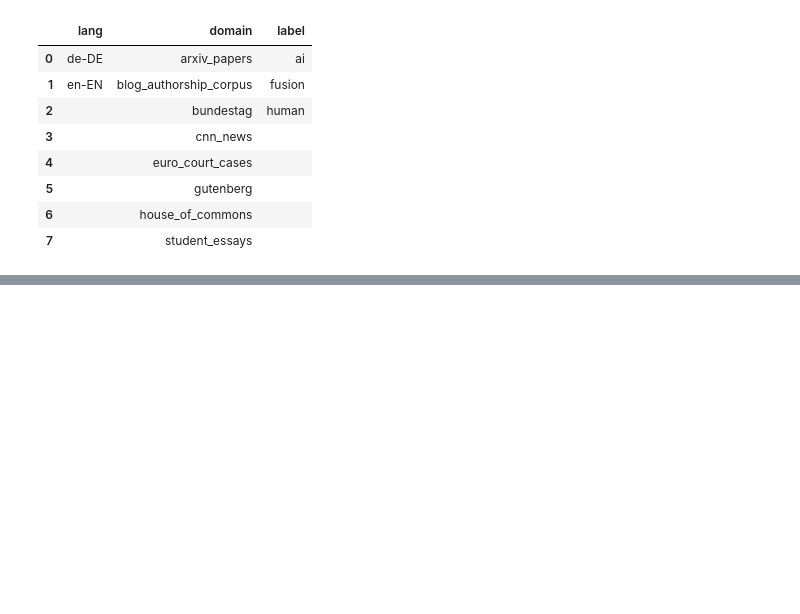
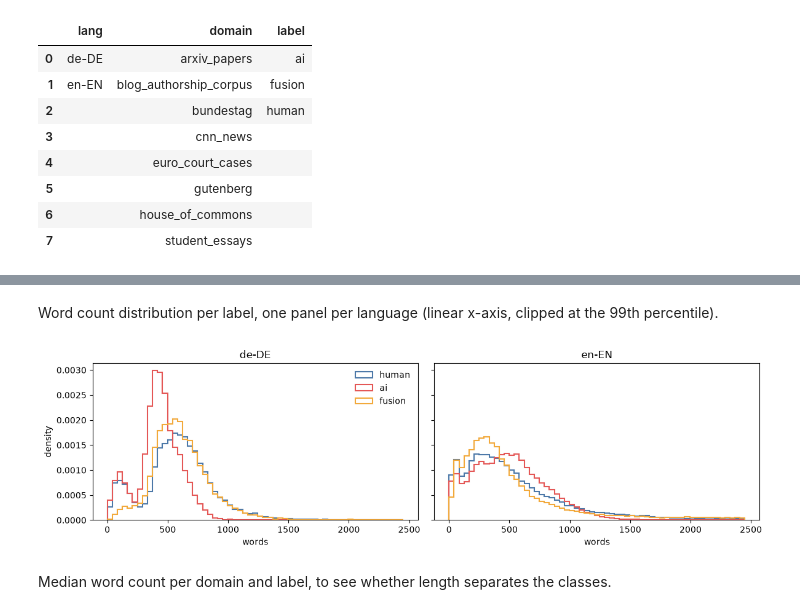
Before and after one commit to BohdanZasymovych/ai-hw3-ai-text-detection, a Jupyter notebook: notebooks/01_eda.ipynb, the cells around one changed output, grey strips where cells are left out. Drawn from its saved outputs; the diff is of its cells as text; code cells hidden in the pictures; blank space fills up the shorter version.

```diff
--- a/notebooks/01_eda.ipynb
+++ b/notebooks/01_eda.ipynb
@@ -47,0 +125,19 @@ pd.DataFrame(values).fillna("")
+# %% [markdown]
+Word count distribution per label, one panel per language (linear x-axis, clipped at the 99th percentile).
+# %%
+bins = np.linspace(0, train["words"].quantile(0.99), 60)
+fig, axes = plt.subplots(1, len(langs), figsize=(6 * len(langs), 3.5), sharey=True)
+for ax, lang in zip(axes, langs):
+    for label in LABEL_ORDER:
+        words = train.loc[(train["lang"] == lang) & (train["label"] == label), "words"]
+        ax.hist(words, bins=bins, histtype="step", density=True, color=LABEL_COLORS[label], label=label, lw=1.5)
+    ax.set_title(lang)
+    ax.set_xlabel("words")
+axes[0].set_ylabel("density")
+axes[0].legend(frameon=False)
+plt.tight_layout()
+plt.show()
+# %% [output]
+[figure, added]
+# %% [markdown]
+Median word count per domain and label, to see whether length separates the classes.
```
Also changed, not shown: parts of 42 cells of this notebook, 8 other files.
